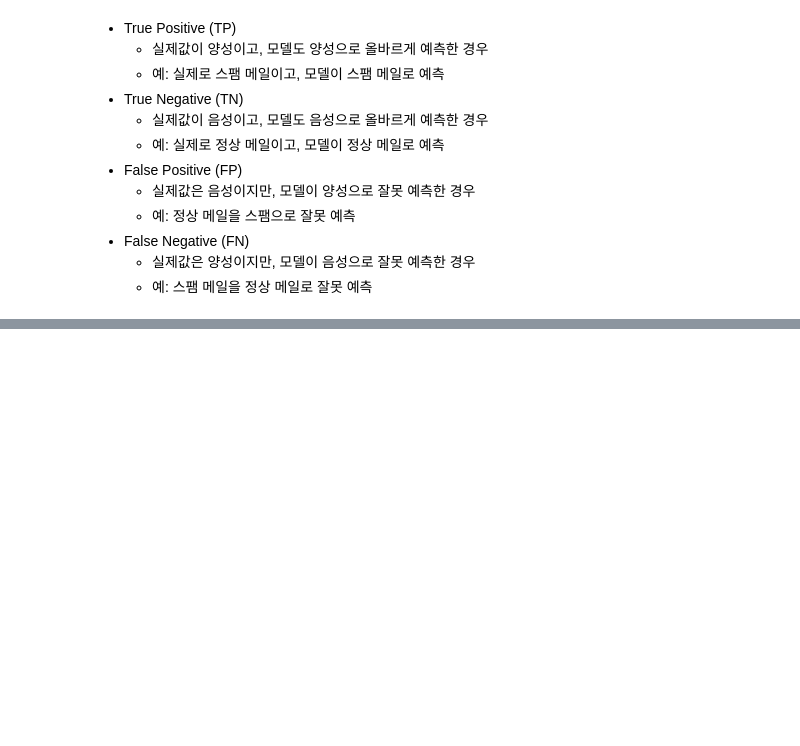
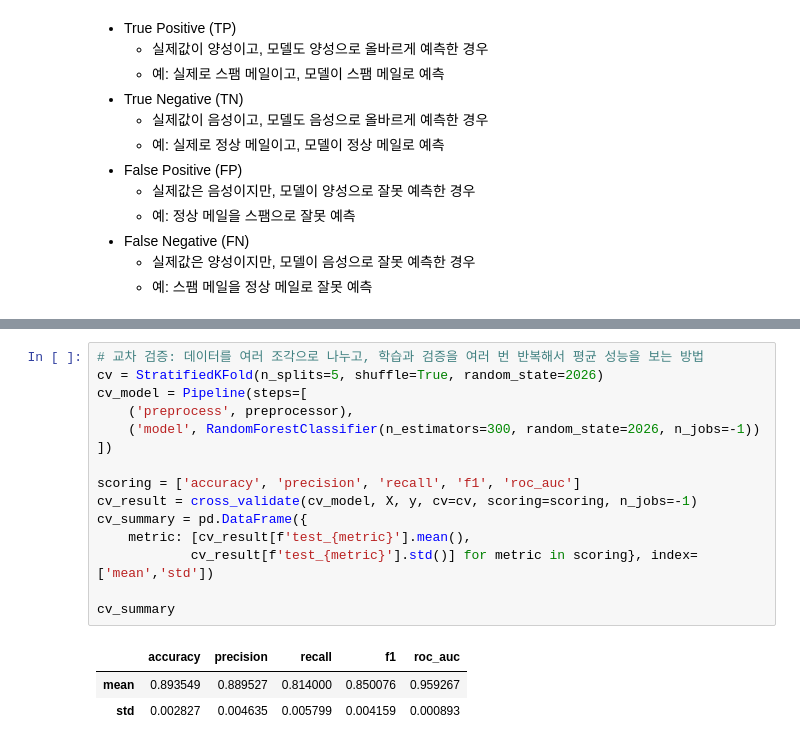
Before and after one commit to Shim-HyoungJoon/KDT, a Jupyter notebook: 10_MLDL/5_호텔 예약 수요 데이터셋.ipynb, the cells around one changed output, grey strips where cells are left out. Drawn from its saved outputs; the diff is of its cells as text; blank space fills up the shorter version.

```diff
--- a/10_MLDL/5_호텔 예약 수요 데이터셋.ipynb
+++ b/10_MLDL/5_호텔 예약 수요 데이터셋.ipynb
@@ -424,0 +575,19 @@ confusion_matrix(y_test, pred)
+# %%
+# 교차 검증: 데이터를 여러 조각으로 나누고, 학습과 검증을 여러 번 반복해서 평균 성능을 보는 방법
+cv = StratifiedKFold(n_splits=5, shuffle=True, random_state=2026)
+cv_model = Pipeline(steps=[
+    ('preprocess', preprocessor),
+    ('model', RandomForestClassifier(n_estimators=300, random_state=2026, n_jobs=-1))
+])
+
+scoring = ['accuracy', 'precision', 'recall', 'f1', 'roc_auc']
+cv_result = cross_validate(cv_model, X, y, cv=cv, scoring=scoring, n_jobs=-1)
+cv_summary = pd.DataFrame({
+    metric: [cv_result[f'test_{metric}'].mean(),
+            cv_result[f'test_{metric}'].std()] for metric in scoring}, index=['mean','std'])
+
+cv_summary
+# %% [output]
+|  | accuracy | precision | recall | f1 | roc_auc |
+| mean | 0.893549 | 0.889527 | 0.814000 | 0.850076 | 0.959267 |
+| std | 0.002827 | 0.004635 | 0.005799 | 0.004159 | 0.000893 |
```
Also changed, not shown: parts of 13 cells of this notebook, 3 other files.
